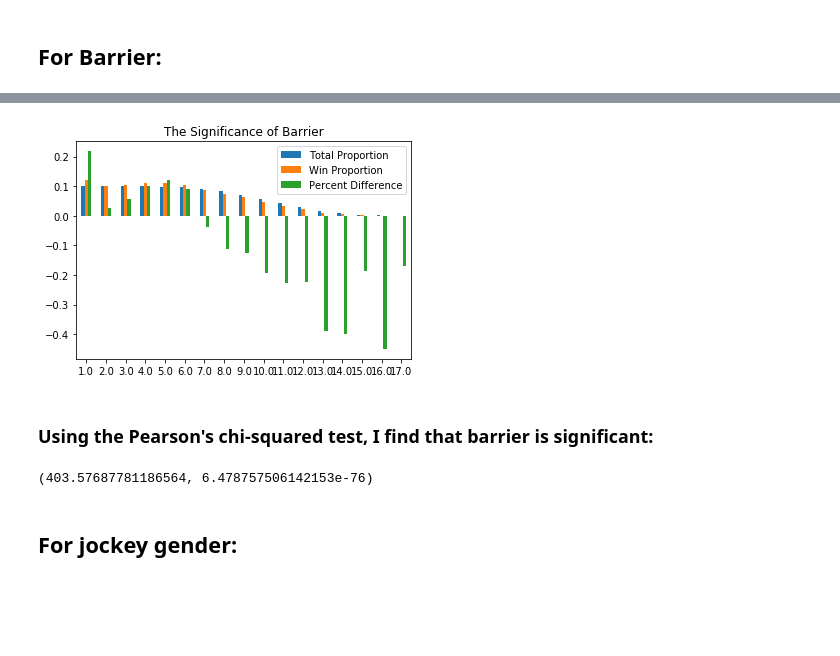
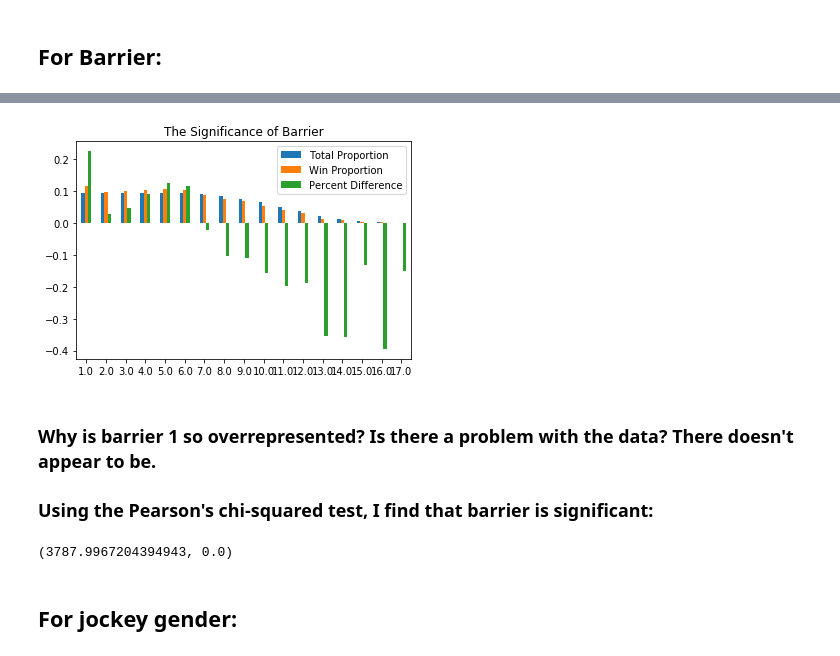
Before and after one commit to Ibnadm/Predict-DogRacing, a Jupyter notebook: Horse Racing Analysis.ipynb, the cells around one changed output, grey strips where cells are left out. Saved outputs shown, nothing was run; the diff lists cells and outputs as text; code cells hidden in the pictures; blank space fills up the shorter version.

```diff
--- a/Horse Racing Analysis.ipynb
+++ b/Horse Racing Analysis.ipynb
@@ -118,4 +141,8 @@ average_weight = df_grouped.handicap_weight.transform('mean')
 
 df_cleaned.insert(4,'average_weight',average_weight)
 
-df_cleaned.insert(5,'weight_minus_average', df_cleaned.handicap_weight - df_cleaned.average_weight)
+df_cleaned.insert(4,'weight_minus_average', df_cleaned.handicap_weight - df_cleaned.average_weight)
+
+df_cleaned.drop('average_weight', axis=1, inplace=True)
+
+df_grouped = df_cleaned.groupby(['date','venue_name','market_name'])
@@ -149,8 +172,6 @@ df_grouped = df_cleaned.groupby(['date','venue_name','market_name'])
 # Replaces infinity (zero division) with NaN
 df_cleaned.replace([np.inf, -np.inf], np.nan, inplace=True)
 
-df_cleaned.sort_index(inplace=True)
-
 df_grouped = df_cleaned.groupby(['date','venue_name','market_name'])
 
 df_cleaned.head()
@@ -504,8 +536,18 @@ ax = df5.plot.bar(title='The Significance of Horse overall')
 # %% [markdown]
 ## For Barrier:
+# %%
+barrier_pop_cleaned = column_cleaner(df_cleaned, df_grouped, 'barrier')
+
+barrier_grouped = barrier_pop_cleaned.groupby(['date','venue_name','market_name'])
+
+barrier_indices = barrier_grouped.barrier.value_counts().where(lambda x:x == 1).dropna().index.droplevel('barrier')
+
+barrier_pop_cleaned = barrier_pop_cleaned.loc[barrier_indices]
+
+barrier_pop_cleaned_win = cleaned_win_df(barrier_pop_cleaned)
 # %%
-barrier_pop = df_cleaned.barrier.value_counts(normalize=True).sort_index().drop([18.00,19.00,20.00])
+barrier_pop = barrier_pop_cleaned.barrier.value_counts(normalize=True).sort_index().drop([18.00,19.00,20.00])
 
-barrier_win = df_cleaned[general_win_indices].barrier.value_counts(normalize=True).sort_index().drop(18.00)
+barrier_win = barrier_pop_cleaned_win.barrier.value_counts(normalize=True).sort_index().drop(18.00)
 
 barrier_percent_difference = (barrier_win - barrier_pop)/barrier_pop
@@ -574,18 +574,18 @@ barrier_percent_difference
 Name: barrier, dtype: float64
 # %%
-index = barrier_percent_difference.index
+index5 = barrier_percent_difference.index
 
-df3 = pd.DataFrame({'Total Proportion': barrier_pop,'Win Proportion': barrier_win , 'Percent Difference': barrier_percent_difference}, index=index)
+df5 = pd.DataFrame({'Total Proportion': barrier_pop,'Win Proportion': barrier_win , 'Percent Difference': barrier_percent_difference}, index=index5)
 
-ax = df3.plot.bar(rot=0, title='The Significance of Barrier')
-
-#why is barrier 1 overrepresented? Is there a problem with the data?
+ax = df5.plot.bar(rot=0, title='The Significance of Barrier')
 # %% [output]
-[figure, old version]
+[figure, new version]
 # %% [markdown]
+### Why is barrier 1 so overrepresented? Is there a problem with the data? There doesn't appear to be.
+
 ### Using the Pearson's chi-squared test, I find that barrier is significant:
 # %%
-observed3 = df_cleaned[general_win_indices].barrier.value_counts().sort_index().drop(18.00).values
+observed3 = barrier_pop_cleaned_win.barrier.value_counts().sort_index().drop(18.00).values
 expected_percentages3 = barrier_pop.values
 expected3 = [x*observed3.sum() for x in expected_percentages3]
 
@@ -593,7 +593,7 @@ test_stat3, p_value3 = chisquare(observed3, expected3)
 
 test_stat3, p_value3
 # %% [output]
-(403.57687781186564, 6.478757506142153e-76)
+(3787.9967204394943, 0.0)
 # %% [markdown]
 ## For jockey gender:
 # %% [markdown]
```
Also changed, not shown: parts of 92 cells of this notebook.
